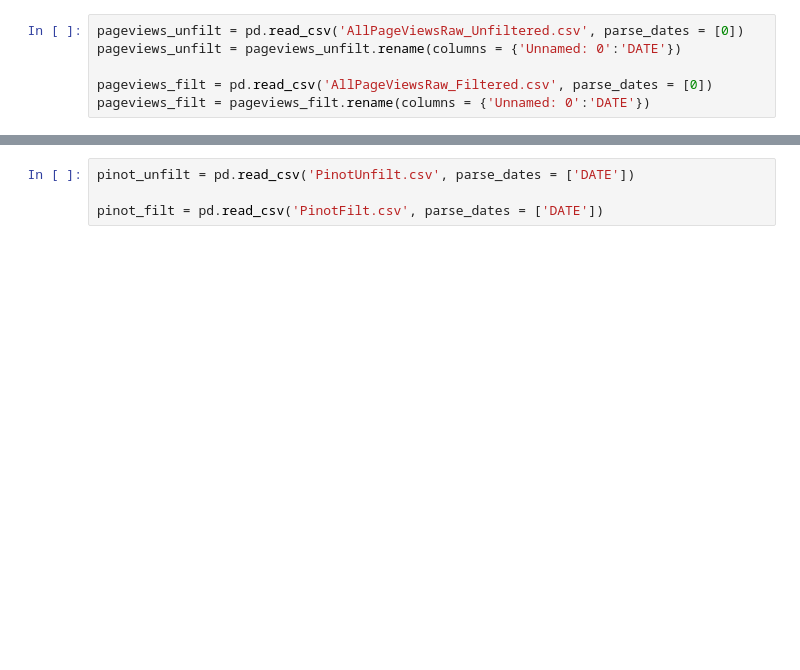
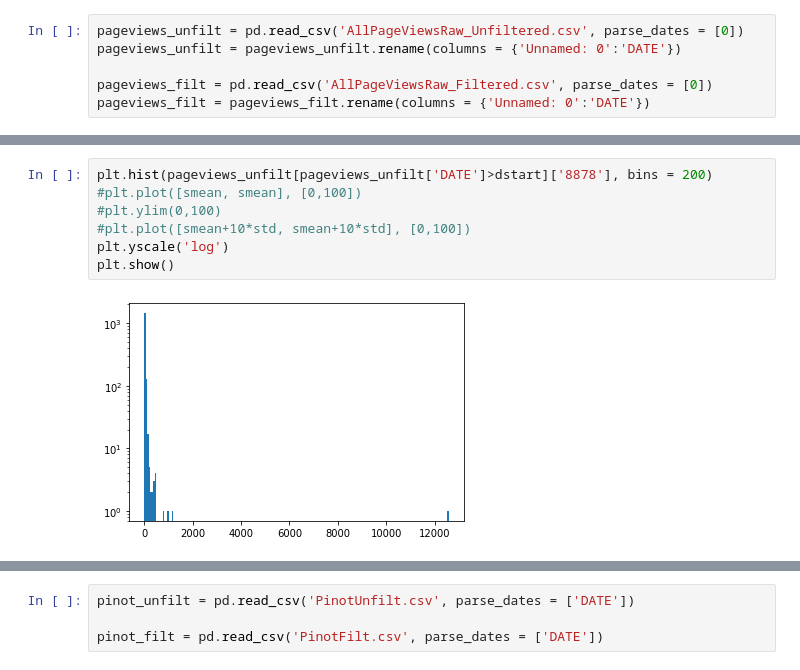
Before and after one commit to JocelynF/WineRegions, a Jupyter notebook: Testing Page Weights.ipynb, the cells around one changed output, grey strips where cells are left out. Drawn from its saved outputs; the diff is of its cells as text; blank space fills up the shorter version.

```diff
--- a/Testing Page Weights.ipynb
+++ b/Testing Page Weights.ipynb
@@ -157,0 +226,9 @@ pageviews_filt = pageviews_filt.rename(columns = {'Unnamed: 0':'DATE'})
+# %%
+plt.hist(pageviews_unfilt[pageviews_unfilt['DATE']>dstart]['8878'], bins = 200)
+#plt.plot([smean, smean], [0,100])
+#plt.ylim(0,100)
+#plt.plot([smean+10*std, smean+10*std], [0,100])
+plt.yscale('log')
+plt.show()
+# %% [output]
+[figure, added]
```
Also changed, not shown: parts of 18 cells of this notebook, 3 other files.
